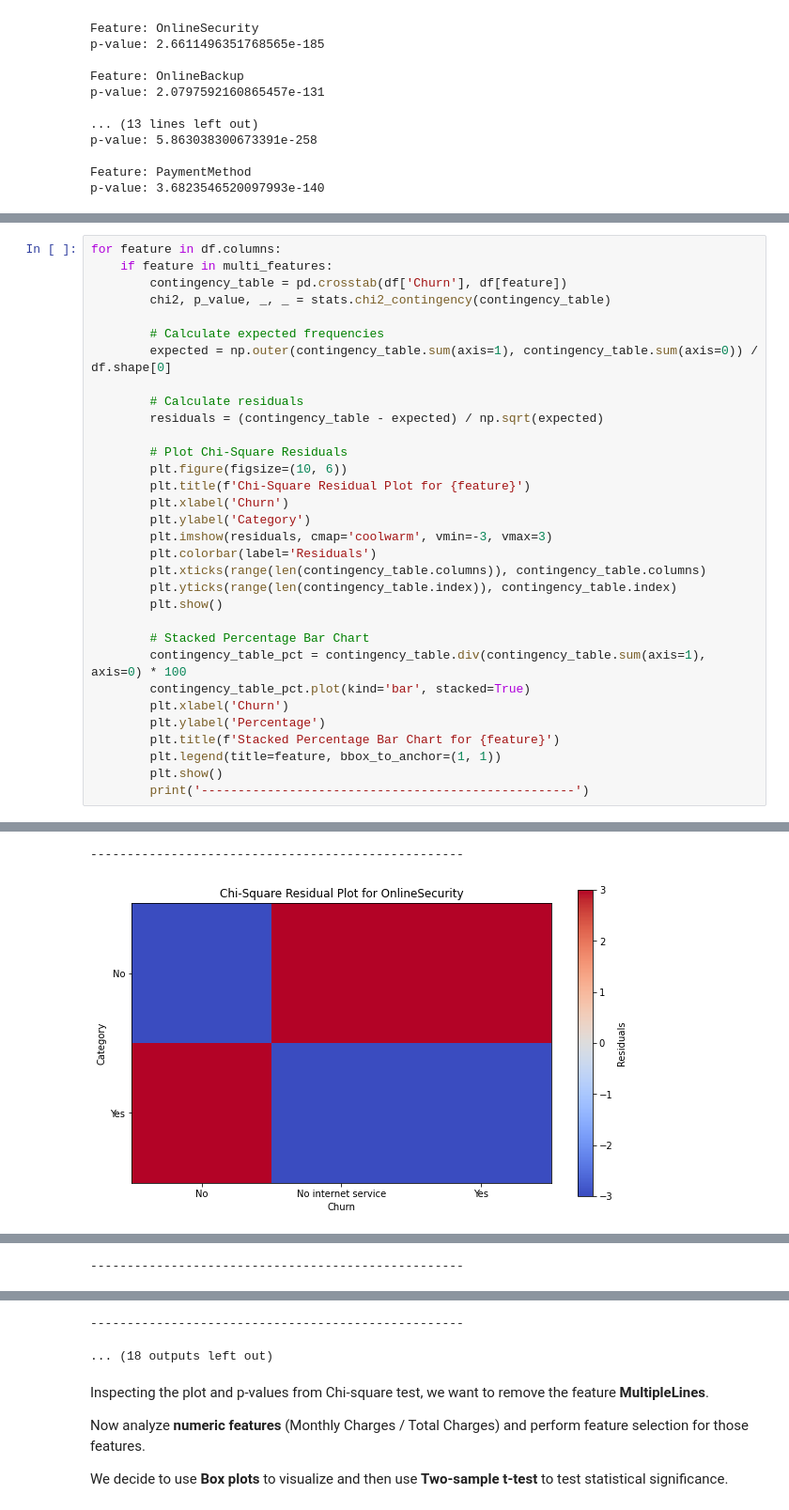
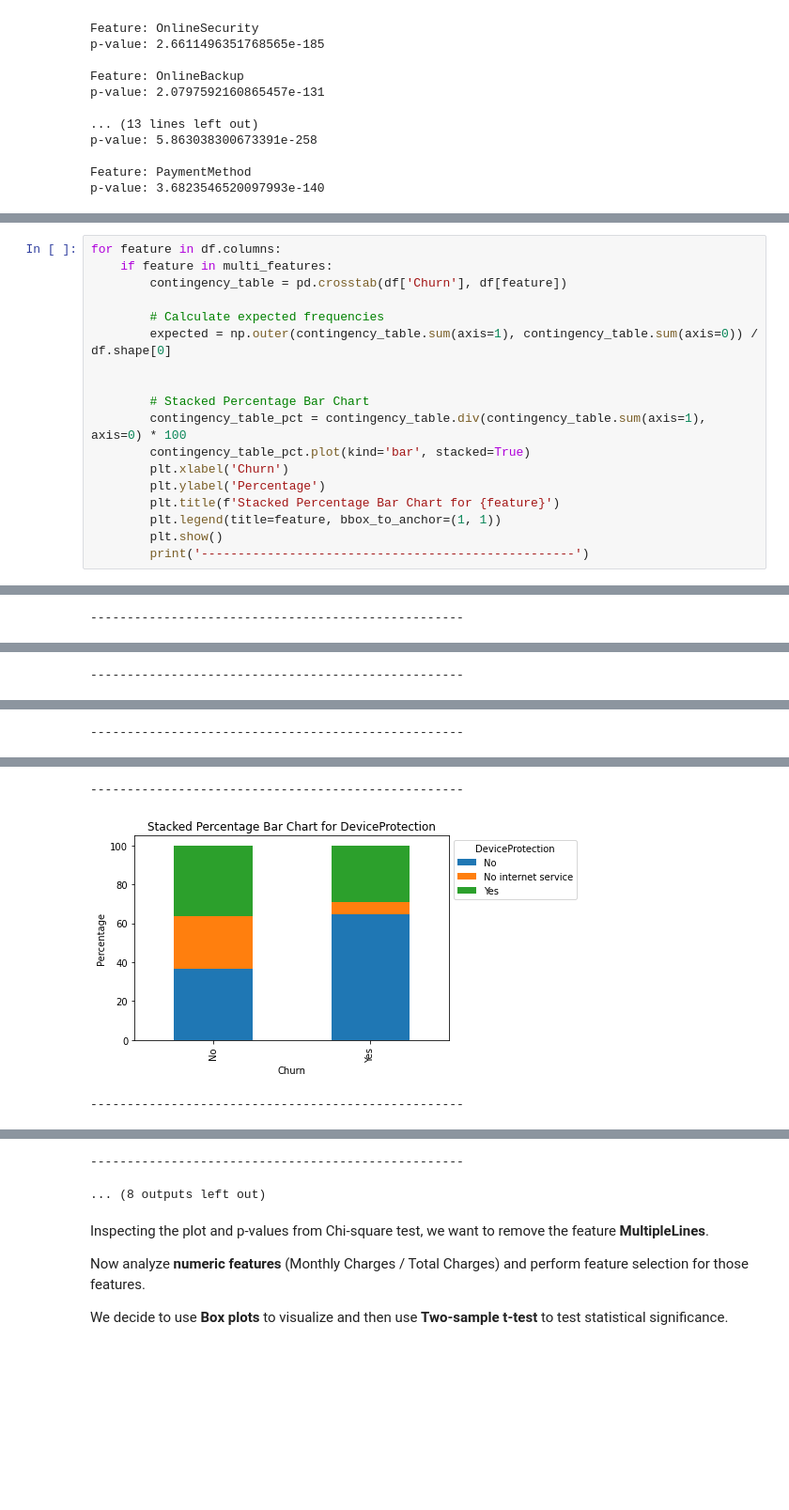
Before and after one commit to COGS118A/Group014-SP23, a Jupyter notebook: FinalProject_Group014-SP23.ipynb, the cells around one changed output, grey strips where cells are left out. Shown at 94% size. Drawn from its saved outputs; the diff is of its cells as text; blank space fills up the shorter version.

```diff
--- a/FinalProject_Group014-SP23.ipynb
+++ b/FinalProject_Group014-SP23.ipynb
@@ -389,24 +359,10 @@ To visualize the result, we use **Chi-Square Residuals** and **Stacked Percentag
 for feature in df.columns:
     if feature in multi_features:
         contingency_table = pd.crosstab(df['Churn'], df[feature])
-        chi2, p_value, _, _ = stats.chi2_contingency(contingency_table)
 
         # Calculate expected frequencies
         expected = np.outer(contingency_table.sum(axis=1), contingency_table.sum(axis=0)) / df.shape[0]
 
-        # Calculate residuals
-        residuals = (contingency_table - expected) / np.sqrt(expected)
-
-        # Plot Chi-Square Residuals
-        plt.figure(figsize=(10, 6))
-        plt.title(f'Chi-Square Residual Plot for {feature}')
-        plt.xlabel('Churn')
-        plt.ylabel('Category')
-        plt.imshow(residuals, cmap='coolwarm', vmin=-3, vmax=3)
-        plt.colorbar(label='Residuals')
-        plt.xticks(range(len(contingency_table.columns)), contingency_table.columns)
-        plt.yticks(range(len(contingency_table.index)), contingency_table.index)
-        plt.show()
 
         # Stacked Percentage Bar Chart
         contingency_table_pct = contingency_table.div(contingency_table.sum(axis=1), axis=0) * 100
@@ -421,0 +378 @@ for feature in df.columns:
+---------------------------------------------------
@@ -423,0 +380 @@ for feature in df.columns:
+---------------------------------------------------
@@ -424,0 +382 @@ for feature in df.columns:
+---------------------------------------------------
@@ -426,2 +384,3 @@ for feature in df.columns:
----------------------------------------------------
+---------------------------------------------------
-[figure, old version]
+[figure, new version]
+---------------------------------------------------
@@ -429 +387,0 @@ for feature in df.columns:
----------------------------------------------------
@@ -432,5 +388,5 @@ for feature in df.columns:
----------------------------------------------------
-... (18 outputs left out)
+---------------------------------------------------
+... (8 outputs left out)
 # %% [markdown]
 Inspecting the plot and p-values from Chi-square test, we want to remove the feature **MultipleLines**.
 
```
Also changed, not shown: parts of 13 cells of this notebook.
